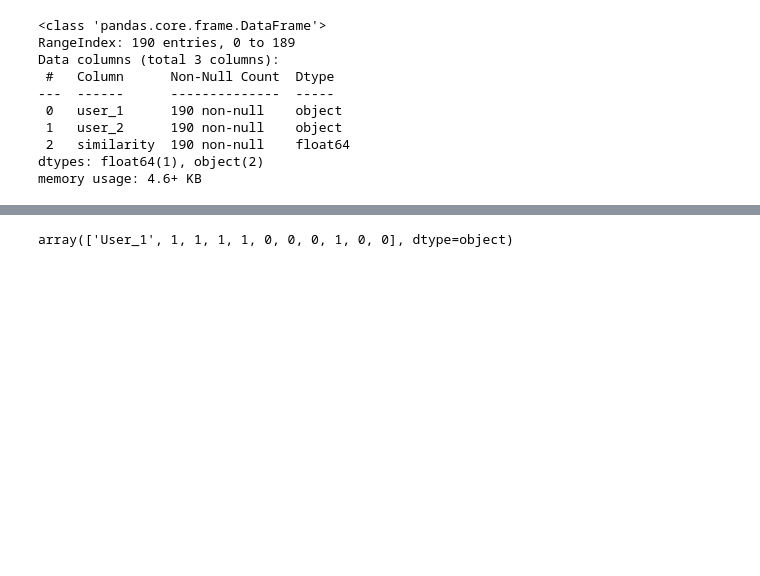
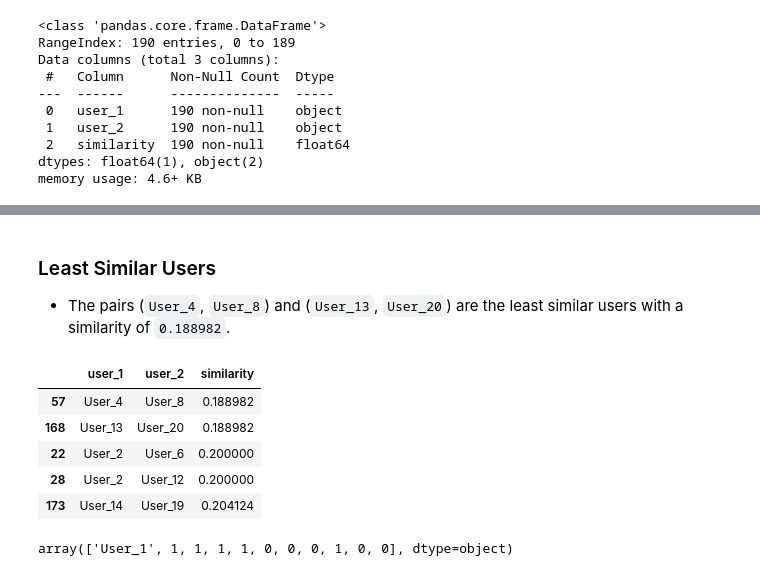
Before and after one commit to tgvp/Algoritmos-Recomendacao, a Jupyter notebook: src/rs-starter.ipynb, the cells around one changed output, grey strips where cells are left out. Cells and saved outputs as stored; diff of their text form; code cells hidden in the pictures; blank space fills up the shorter version.

```diff
--- a/src/rs-starter.ipynb
+++ b/src/rs-starter.ipynb
@@ -257,3 +250,15 @@ df_results.sort_values(by='similarity', ascending=False)
+# %% [markdown]
+### Least Similar Users
+- The pairs (``User_4``, ``User_8``) and (``User_13``, ``User_20``) are the least similar users with a similarity of ``0.188982``.
+# %%
+df_results.sort_values(by='similarity', ascending=True).head()
+# %% [output]
+|  | user_1 | user_2 | similarity |
+| 57 | User_4 | User_8 | 0.188982 |
+| 168 | User_13 | User_20 | 0.188982 |
+| 22 | User_2 | User_6 | 0.200000 |
+| 28 | User_2 | User_12 | 0.200000 |
+| 173 | User_14 | User_19 | 0.204124 |
 # %%
 df_results_pivot = df_results.pivot(index='user_1', columns='user_2', values='similarity')
 fig = px.imshow(df_results_pivot)
```
Also changed, not shown: parts of 2 cells of this notebook.
